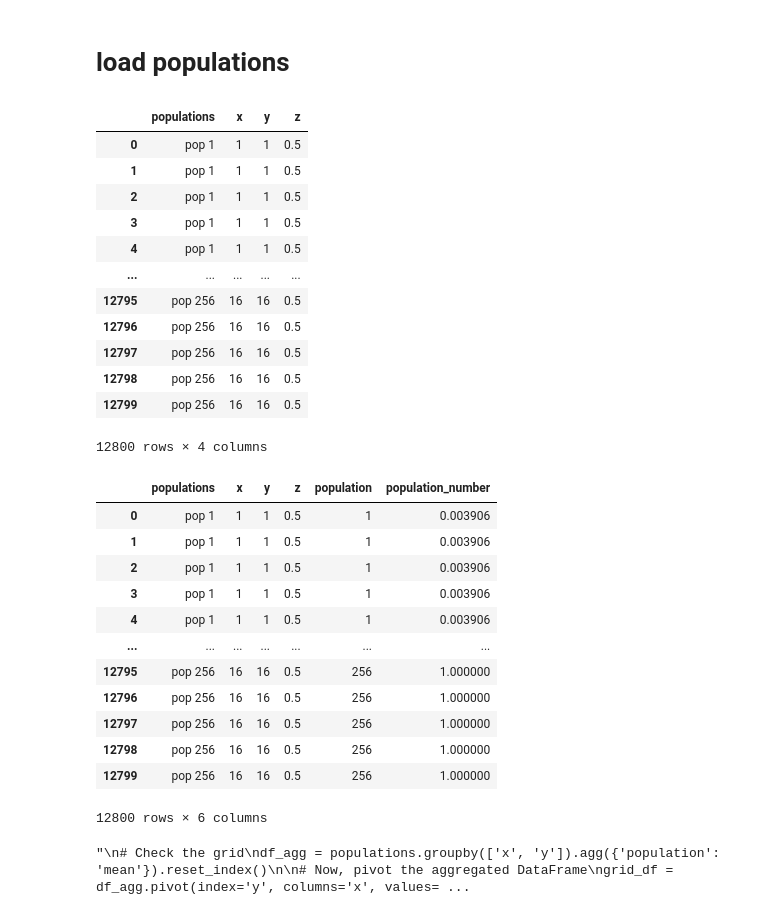
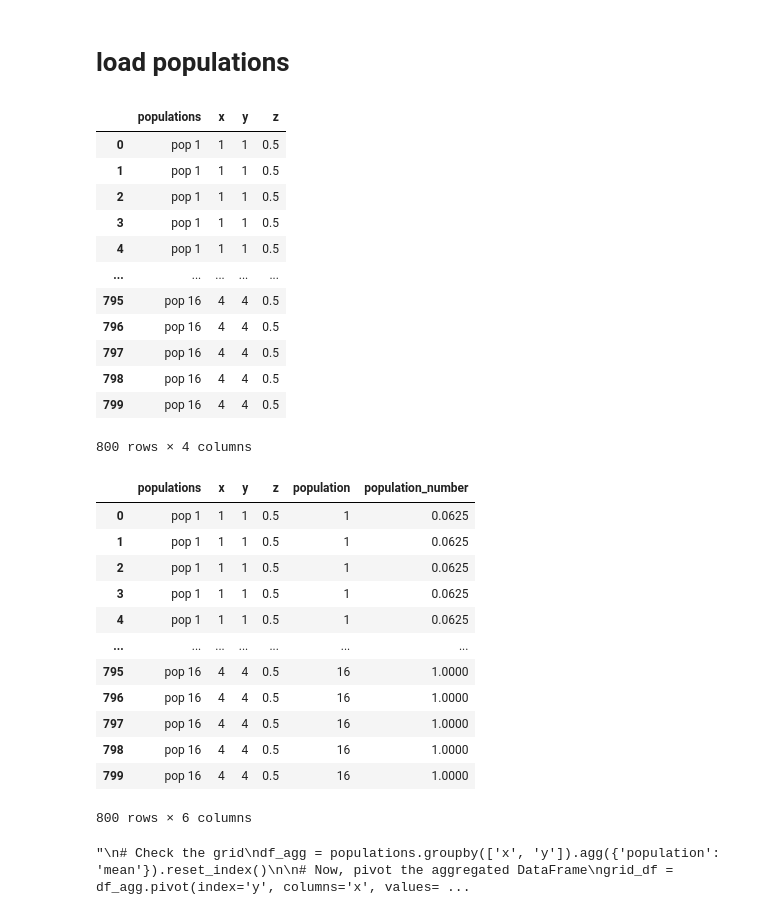
Before and after one commit to mat2m10/abyss_simulation, a Jupyter notebook: 04 Create and Visualise PCs.ipynb, the cells around one changed output. Saved outputs shown, nothing was run; the diff lists cells and outputs as text; code cells hidden in the pictures.

```diff
--- a/04 Create and Visualise PCs.ipynb
+++ b/04 Create and Visualise PCs.ipynb
@@ -37,22 +38,22 @@ number_of_individuals = c*k*k
 # %% [markdown]
 # load populations
 # %%
-populations = pd.read_pickle(f"data/G{G}_L{L}_c{c}_k{k}_M{M}/phenotype/01_population_structure.pkl")
+populations = pd.read_pickle(f"data/G{G}_L{L}_c{c}_k{k}_M{M}_HWE{HWE}/phenotype/01_population_structure.pkl")
 populations
 # %% [output]
 |  | populations | x | y | z |
 | 0 | pop 1 | 1 | 1 | 0.5 |
 | 1 | pop 1 | 1 | 1 | 0.5 |
 | 2 | pop 1 | 1 | 1 | 0.5 |
 | 3 | pop 1 | 1 | 1 | 0.5 |
 | 4 | pop 1 | 1 | 1 | 0.5 |
 | ... | ... | ... | ... | ... |
-| 12795 | pop 256 | 16 | 16 | 0.5 |
-| 12796 | pop 256 | 16 | 16 | 0.5 |
-| 12797 | pop 256 | 16 | 16 | 0.5 |
-| 12798 | pop 256 | 16 | 16 | 0.5 |
-| 12799 | pop 256 | 16 | 16 | 0.5 |
+| 795 | pop 16 | 4 | 4 | 0.5 |
+| 796 | pop 16 | 4 | 4 | 0.5 |
+| 797 | pop 16 | 4 | 4 | 0.5 |
+| 798 | pop 16 | 4 | 4 | 0.5 |
+| 799 | pop 16 | 4 | 4 | 0.5 |
-12800 rows × 4 columns
+800 rows × 4 columns
 # %%
 palette = [map_to_color(x, y, z, populations) for x, y, z in zip(populations['x'], populations['y'], populations['z'])]
 # %%
@@ -63,18 +64,18 @@ populations["population_number"] = populations['population']/populations['popula
 populations
 # %% [output]
 |  | populations | x | y | z | population | population_number |
-| 0 | pop 1 | 1 | 1 | 0.5 | 1 | 0.003906 |
-| 1 | pop 1 | 1 | 1 | 0.5 | 1 | 0.003906 |
-| 2 | pop 1 | 1 | 1 | 0.5 | 1 | 0.003906 |
-| 3 | pop 1 | 1 | 1 | 0.5 | 1 | 0.003906 |
-| 4 | pop 1 | 1 | 1 | 0.5 | 1 | 0.003906 |
+| 0 | pop 1 | 1 | 1 | 0.5 | 1 | 0.0625 |
+| 1 | pop 1 | 1 | 1 | 0.5 | 1 | 0.0625 |
+| 2 | pop 1 | 1 | 1 | 0.5 | 1 | 0.0625 |
+| 3 | pop 1 | 1 | 1 | 0.5 | 1 | 0.0625 |
+| 4 | pop 1 | 1 | 1 | 0.5 | 1 | 0.0625 |
 | ... | ... | ... | ... | ... | ... | ... |
-| 12795 | pop 256 | 16 | 16 | 0.5 | 256 | 1.000000 |
-| 12796 | pop 256 | 16 | 16 | 0.5 | 256 | 1.000000 |
-| 12797 | pop 256 | 16 | 16 | 0.5 | 256 | 1.000000 |
-| 12798 | pop 256 | 16 | 16 | 0.5 | 256 | 1.000000 |
-| 12799 | pop 256 | 16 | 16 | 0.5 | 256 | 1.000000 |
+| 795 | pop 16 | 4 | 4 | 0.5 | 16 | 1.0000 |
+| 796 | pop 16 | 4 | 4 | 0.5 | 16 | 1.0000 |
+| 797 | pop 16 | 4 | 4 | 0.5 | 16 | 1.0000 |
+| 798 | pop 16 | 4 | 4 | 0.5 | 16 | 1.0000 |
+| 799 | pop 16 | 4 | 4 | 0.5 | 16 | 1.0000 |
-12800 rows × 6 columns
+800 rows × 6 columns
 # %%
 """
 # Check the grid
```
Also changed, not shown: parts of 10 cells of this notebook, 4 other files.
